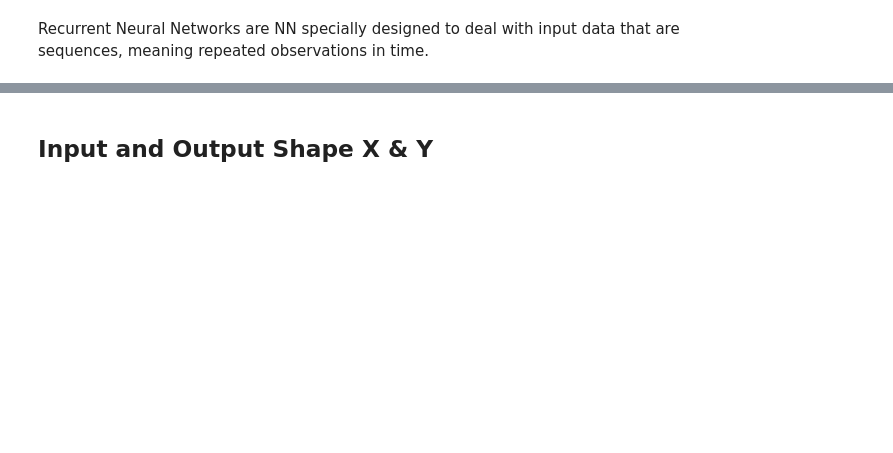
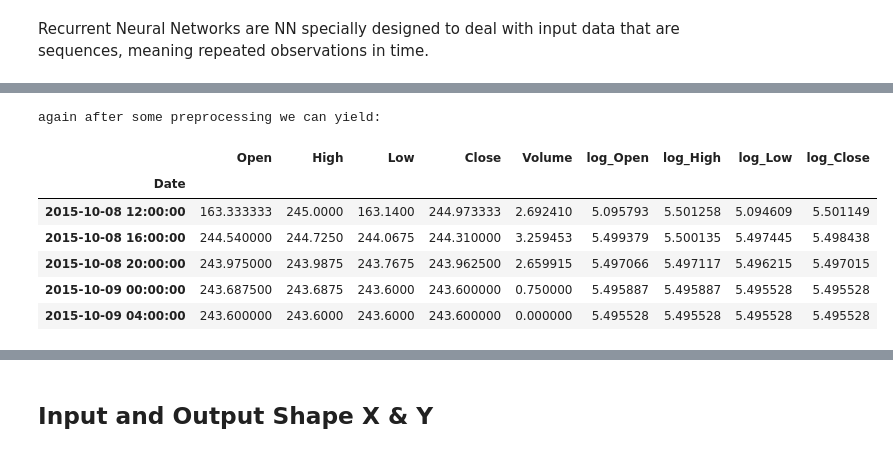
Before and after one commit to timjab92/cryptotrading-indicator, a Jupyter notebook: notebooks/LTSM Research.ipynb, the cells around one changed output, grey strips where cells are left out. Cells and saved outputs as stored; diff of their text form; code cells hidden in the pictures; blank space fills up the shorter version.

```diff
--- a/notebooks/LTSM Research.ipynb
+++ b/notebooks/LTSM Research.ipynb
@@ -4,0 +22,17 @@ Recurrent Neural Networks are NN specially designed to deal with input data that
+# %%
+data_gemini.index
+data_gemini.reset_index(inplace=True)
+column_names=['Unix Timestamp','Date','Symbol','Open','High','Low','Close','Volume']
+data_gemini.columns = column_names
+df_gemini = data_gemini.iloc[1:].copy()
+# %%
+#transform to datetime
+df_gemini['Date'] = pd.to_datetime(df_gemini['Date'])
+
+#transform numerics into floats
+numerics = ['Open','High','Low','Close','Volume']
+for k in numerics:
+    df_gemini[k] = pd.to_numeric(df_gemini[k])
+
+#set date to index
+df_gemini = df_gemini.set_index('Date')
@@ -4,0 +56,12 @@ Recurrent Neural Networks are NN specially designed to deal with input data that
+# %%
+print("again after some preprocessing we can yield:")
+df_g_4h.head()
+# %% [output]
+again after some preprocessing we can yield:
+|  | Open | High | Low | Close | Volume | log_Open | log_High | log_Low | log_Close |
+| Date |  |  |  |  |  |  |  |  |  |
+| 2015-10-08 12:00:00 | 163.333333 | 245.0000 | 163.1400 | 244.973333 | 2.692410 | 5.095793 | 5.501258 | 5.094609 | 5.501149 |
+| 2015-10-08 16:00:00 | 244.540000 | 244.7250 | 244.0675 | 244.310000 | 3.259453 | 5.499379 | 5.500135 | 5.497445 | 5.498438 |
+| 2015-10-08 20:00:00 | 243.975000 | 243.9875 | 243.7675 | 243.962500 | 2.659915 | 5.497066 | 5.497117 | 5.496215 | 5.497015 |
+| 2015-10-09 00:00:00 | 243.687500 | 243.6875 | 243.6000 | 243.600000 | 0.750000 | 5.495887 | 5.495887 | 5.495528 | 5.495528 |
+| 2015-10-09 04:00:00 | 243.600000 | 243.6000 | 243.6000 | 243.600000 | 0.000000 | 5.495528 | 5.495528 | 5.495528 | 5.495528 |
```
Also changed, not shown: parts of 35 cells of this notebook, 1 other file.
